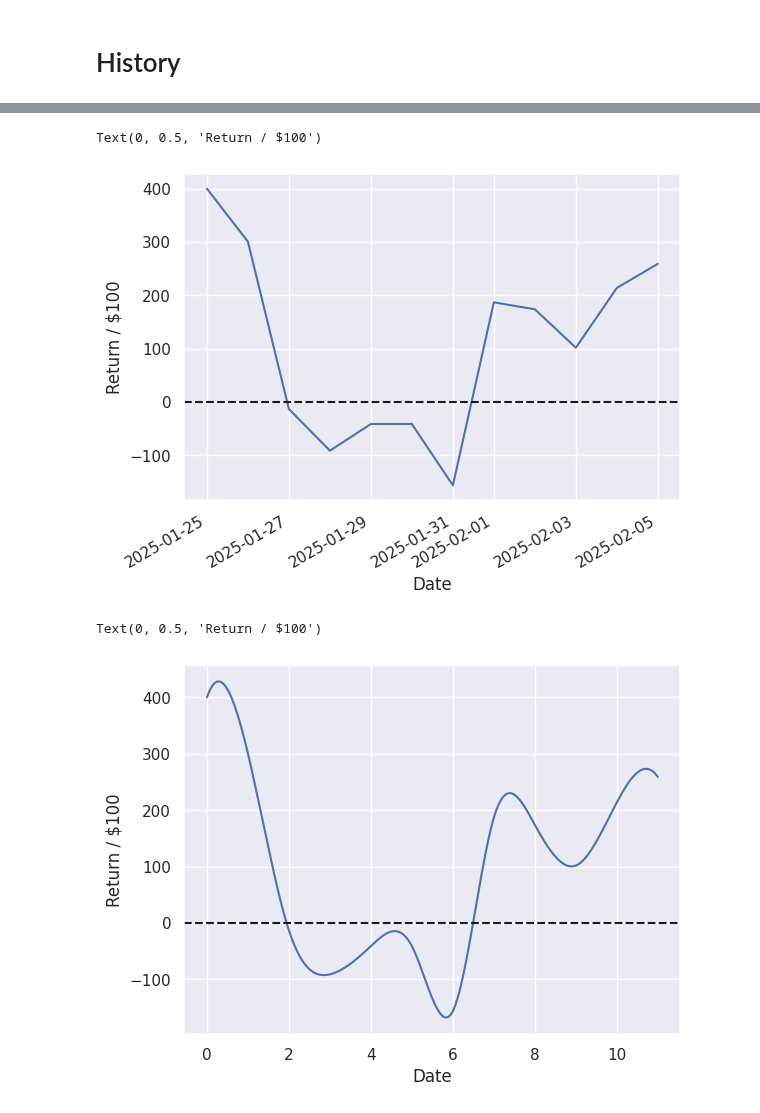
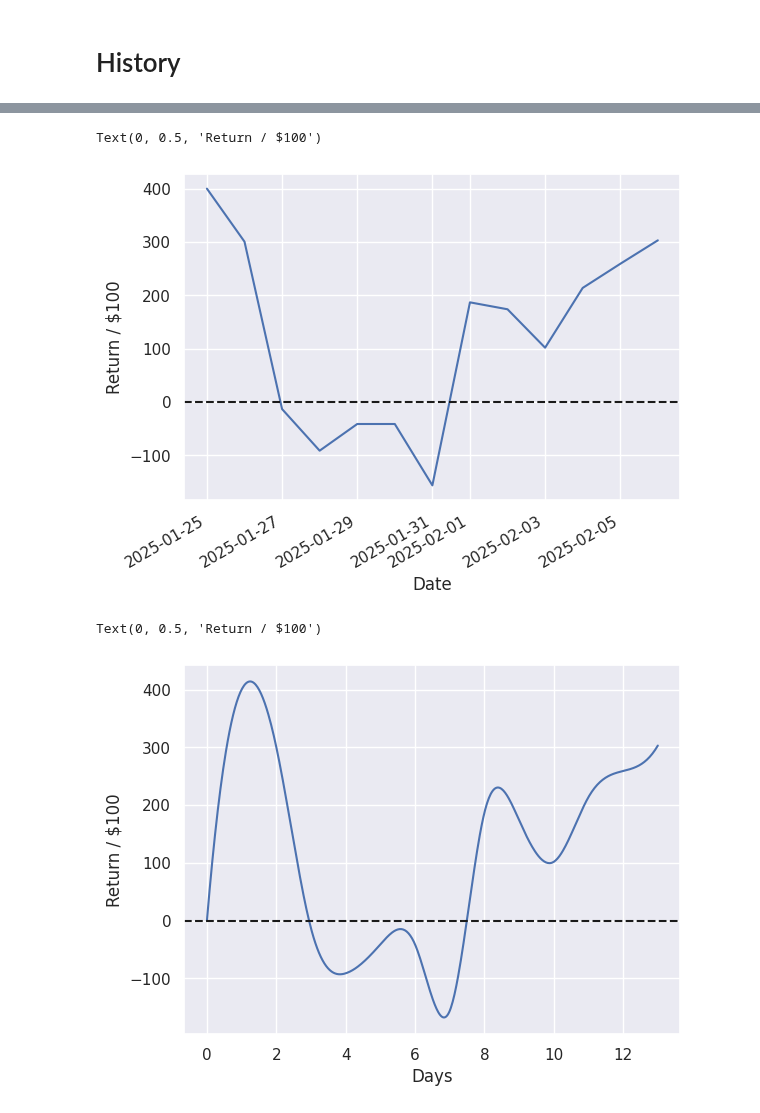
Before and after one commit to ansonkwokth/TableTennisPrediction, a Jupyter notebook: example.ipynb, the cells around one changed output, grey strips where cells are left out. Cells and saved outputs as stored; diff of their text form; code cells hidden in the pictures.

```diff
--- a/example.ipynb
+++ b/example.ipynb
@@ -593,6 +594,7 @@ hist = {pd.to_datetime('2025-01-25'): 4,
         pd.to_datetime('2025-02-03'): -0.72,
         pd.to_datetime('2025-02-04'): 1.12,
         pd.to_datetime('2025-02-05'): 0.452,
+        pd.to_datetime('2025-02-06'): 0.44,
         }
 
 df_hist = pd.DataFrame.from_dict(hist, orient='index', columns=['Value'])
@@ -606,23 +608,26 @@ plt.xlabel("Date")
 plt.ylabel(f"Return / ${cost}")
 # %% [output]
 Text(0, 0.5, 'Return / $100')
-[figure, old version]
+[figure, new version]
 # %%
 from scipy.interpolate import interp1d
 
-x = np.arange(len(df_hist))
-y = df_hist.cumsum().values.reshape(1, -1)[0]*cost
+# x = np.arange(len(df_hist))
+# y = df_hist.cumsum().values.reshape(1, -1)[0]*cost
+
+x = np.arange(len(df_hist) + 1)
+y = np.append([0], df_hist.cumsum().values.reshape(1, -1)[0])*cost
 cubic_interpolation_model = interp1d(x, y, kind = "cubic")
 
 # Plotting the Graph
 X_=np.linspace(x.min(), x.max(), 500)
 Y_=cubic_interpolation_model(X_)
 
 plt.plot(X_, Y_)
 # plt.plot(x, y)
 plt.axhline(0, color='k', linestyle='--')
-plt.xlabel("Date")
+plt.xlabel("Days")
 plt.ylabel(f"Return / ${cost}")
 # %% [output]
 Text(0, 0.5, 'Return / $100')
-[figure, old version]
+[figure, new version]
```
Also changed, not shown: parts of 4 cells of this notebook.
